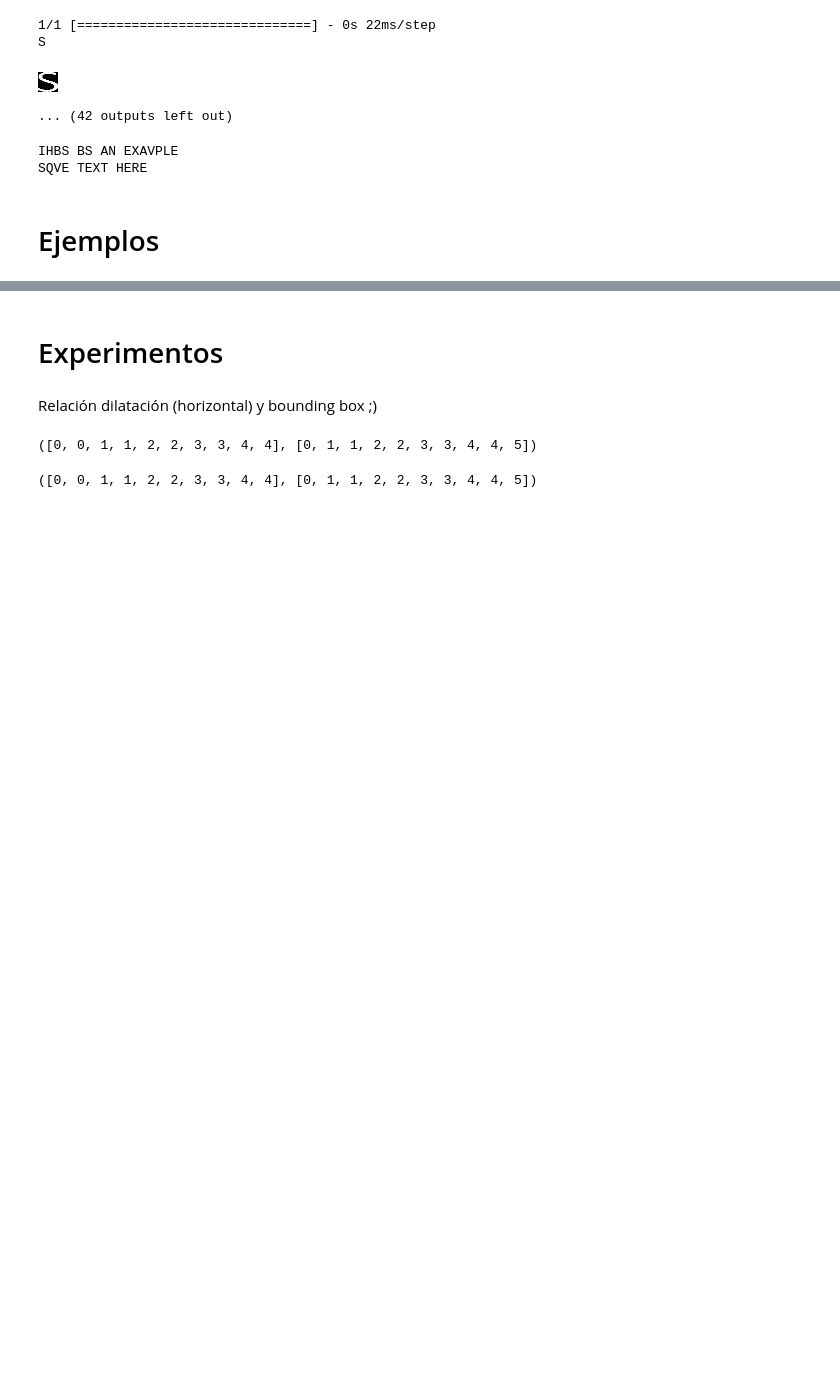
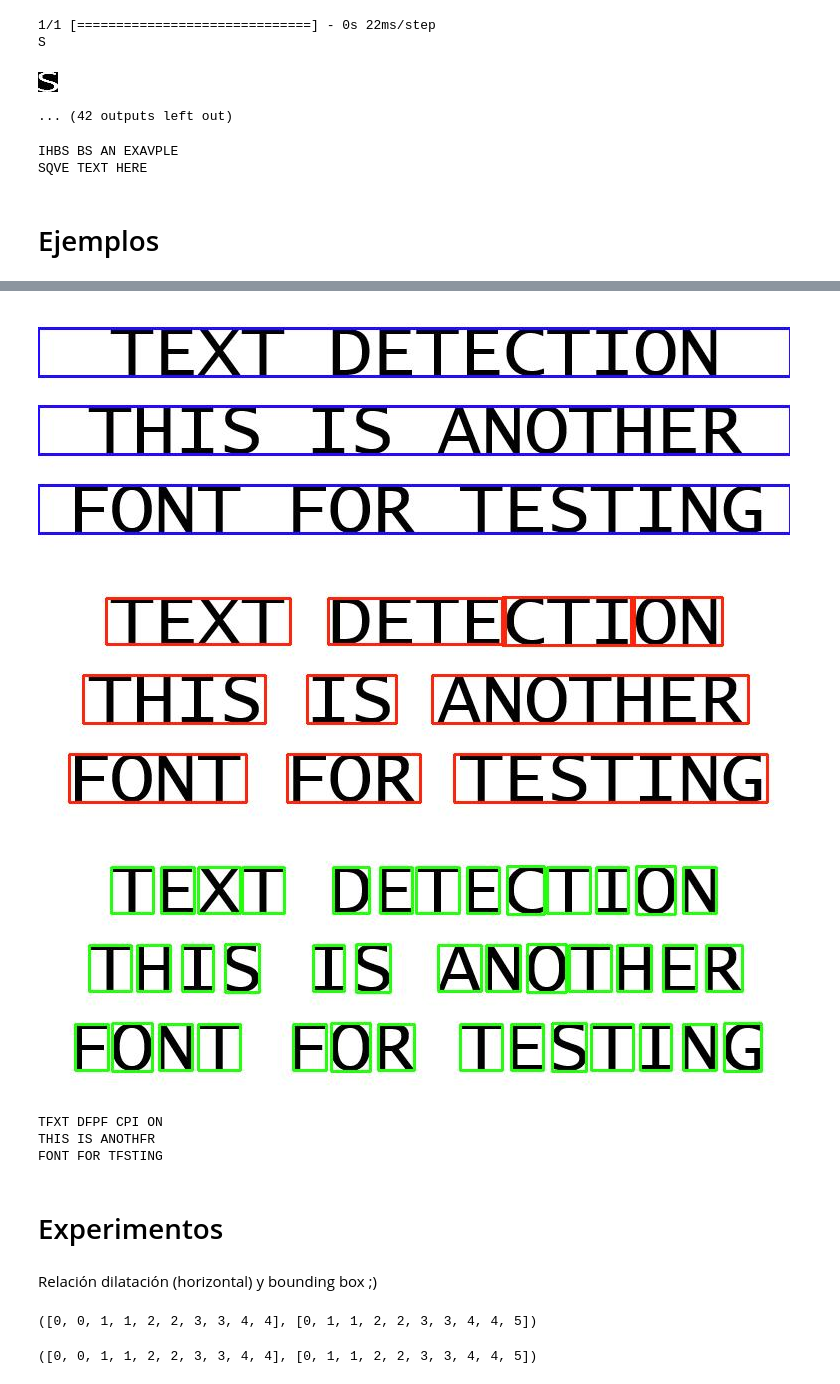
Before and after one commit to OscarRojasG/OCR, a Jupyter notebook: OCR.ipynb, the cells around one changed output, grey strips where cells are left out. Cells and saved outputs as stored; diff of their text form; code cells hidden in the pictures; blank space fills up the shorter version.

```diff
--- a/OCR.ipynb
+++ b/OCR.ipynb
@@ -638,3 +619,13 @@ JUSTBFBFD FARAGRAPH
+# %%
+text = get_text("example3.png", True)
+print(text)
+# %% [output]
+[figure, added]
+[figure, added]
+[figure, added]
+TFXT DFPF CPI ON
+THIS IS ANOTHFR
+FONT FOR TFSTING
 # %% [markdown]
 # Experimentos
 # %% [markdown]
```
Also changed, not shown: parts of 25 cells of this notebook.
